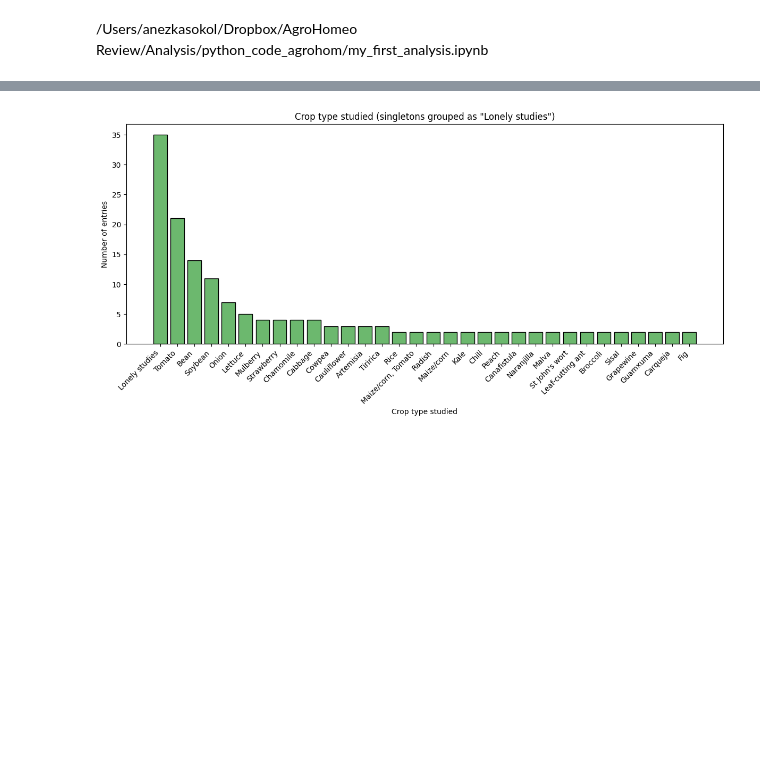
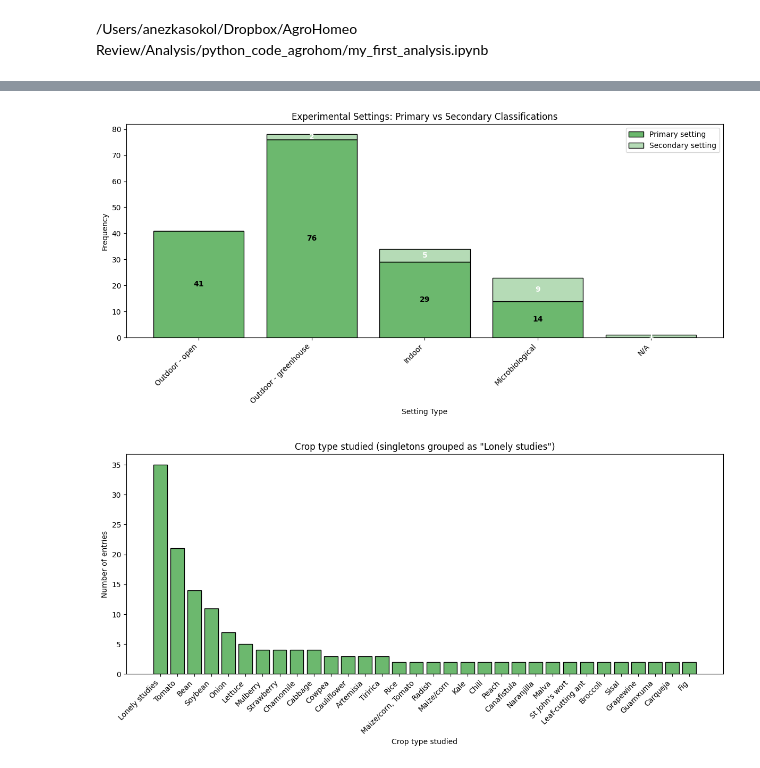
Before and after one commit to OxygenBlueSky/AgroHom, a Jupyter notebook: agro_hom_figures260212.ipynb, the cells around one changed output, grey strips where cells are left out. Saved outputs shown, nothing was run; the diff lists cells and outputs as text; code cells hidden in the pictures; blank space fills up the shorter version.

```diff
--- a/agro_hom_figures260212.ipynb
+++ b/agro_hom_figures260212.ipynb
@@ -532,3 +450,99 @@ plt.show()
+# %%
+# Setting in which treated bar chart. Makes a chart with the first bar being Outdoor - open (most open) and so forth (less open, more controlled). If a study has multiple settings, it counts in multiple bars, but any secondary (or third...) settings are counted in the secondary bars on top. This primary/secondary is prioritized according to the same order from most open to least open.
+
+# Create mapping dictionary
+mapping = {
+    'Farm / open fields': 'Outdoor - open',
+    'Greenhouse clima controlled': 'Outdoor - greenhouse',
+    'Greenhouse open': 'Outdoor - greenhouse',
+    'Greenhouse unspecific': 'Outdoor - greenhouse',
+    'Indoor clima controlled': 'Indoor',
+    'Indoor unspecific': 'Indoor',
+    'Microbiological experiment': 'Microbiological',
+    'N/A or not relevant': 'N/A'
+}
+
+# Define categories in order of importance
+categories = ['Outdoor - open', 'Outdoor - greenhouse', 'Indoor', 'Microbiological', 'N/A']
+
+# Initialize counters
+primary_counts = {cat: 0 for cat in categories}
+secondary_counts = {cat: 0 for cat in categories}
+
+# Process each entry
+for entry in df['Setting in which treated'].dropna():
+    # Split by comma and strip whitespace
+    settings = [s.strip() for s in entry.split(',')]
+
+    # Map each setting to category
+    mapped_settings = []
+    for setting in settings:
+        if setting in mapping:
+            mapped_settings.append(mapping[setting])
+
+    if mapped_settings:
+        # First category (highest priority) goes to primary
+        primary_category = None
+        for cat in categories:  # Check in order of importance
+            if cat in mapped_settings:
+                primary_category = cat
+                break
+
+        if primary_category:
+            primary_counts[primary_category] += 1
+
+            # Remaining categories go to secondary
+            remaining = [cat for cat in mapped_settings if cat != primary_category]
+            for cat in remaining:
+                secondary_counts[cat] += 1
+
+# Create the plot
+settings_bar, ax = plt.subplots(figsize=(12, 6))
+
+# Use standard colors from global settings:
+# - All primary bars use the first green from the global palette
+# - "Light" bars remain defined via transparency (same hue with alpha)
+try:
+    base_color = QUALITATIVE_COLORS[0]  # first green from global palette
+except NameError:
+    base_color = '#6CB86E'  # fallback to the known first green used globally
+
+colors = {cat: base_color for cat in categories}
+light_colors = {cat: base_color + '80' for cat in categories}  # 50% transparency (RGBA hex)
+
+x_pos = np.arange(len(categories))
+
+# Plot primary bars
+primary_values = [primary_counts[cat] for cat in categories]
+bars1 = ax.bar(x_pos, primary_values, color=[colors[cat] for cat in categories],
+               label='Primary setting', edgecolor='black')
+
+# Plot secondary bars on top
+secondary_values = [secondary_counts[cat] for cat in categories]
+bars2 = ax.bar(x_pos, secondary_values, bottom=primary_values,
+               color=[light_colors[cat] for cat in categories],
+               label='Secondary setting', edgecolor='black')
+
+# Customize the plot
+ax.set_xlabel('Setting Type')
+ax.set_ylabel('Frequency')
+ax.set_title('Experimental Settings: Primary vs Secondary Classifications')
+ax.set_xticks(x_pos)
+ax.set_xticklabels(categories, rotation=45, ha='right')
+ax.legend()
+
+# Add value labels on bars
+for i, (p, s) in enumerate(zip(primary_values, secondary_values)):
+    if p > 0:
+        ax.text(i, p / 2, str(p), ha='center', va='center', fontweight='bold')
+    if s > 0:
+        ax.text(i, p + s / 2, str(s), ha='center', va='center', fontweight='bold', color='white')
+
+plt.tight_layout()
+settings_bar.savefig('settings_bar.png', dpi=300, bbox_inches='tight')
+plt.show()
+# %% [output]
+[figure, added]
 # %%
 # Analyze and visualize the distribution of "Crop type studied" with all singletons grouped as "Lonely studies".
 # Steps:
```
Also changed, not shown: parts of 20 cells of this notebook.
